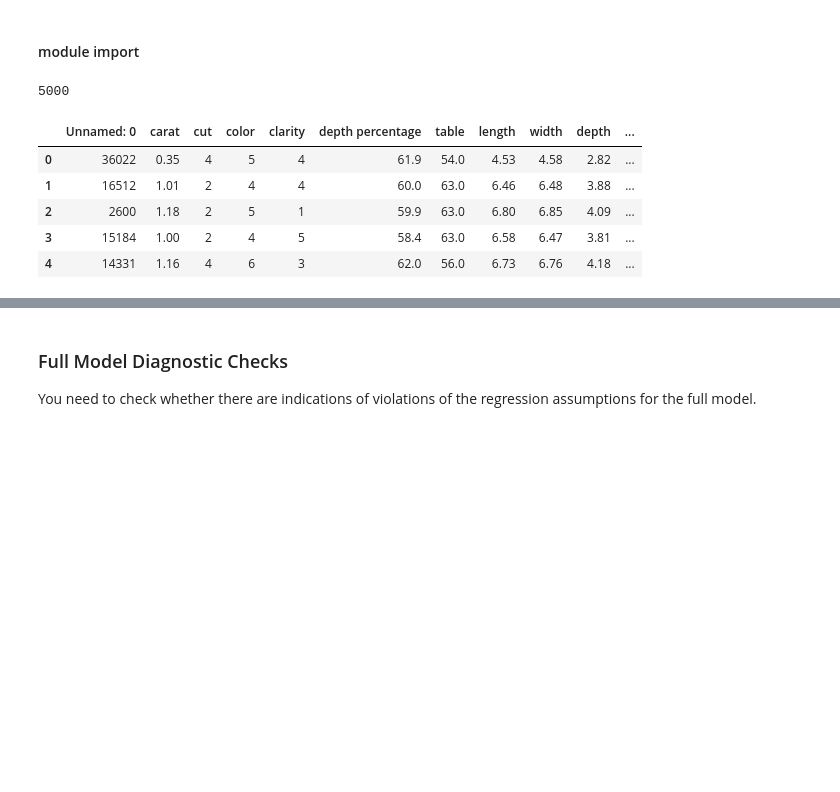
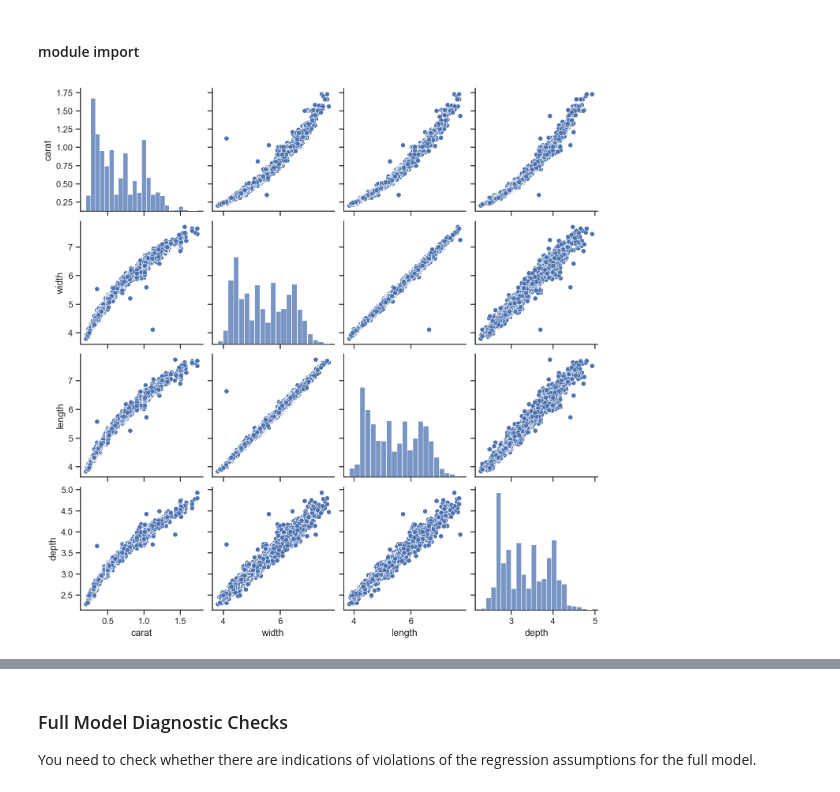
Before and after one commit to lavimonteiro/math_2, a Jupyter notebook: Phase2_Group27.ipynb, the cells around one changed output, grey strips where cells are left out. Drawn from its saved outputs; the diff is of its cells as text; code cells hidden in the pictures; blank space fills up the shorter version.

Commit message:
basic graphs and tables

```diff
--- a/Phase2_Group27.ipynb
+++ b/Phase2_Group27.ipynb
@@ -101,14 +101,11 @@ pd.set_option('display.max_columns', None)
 plt.style.use("ggplot")
 
 df = pd.read_csv('Phase2_Group27.csv')
-# %%
-print(df.shape[0])
-df.head()
-# %% [output]
-5000
-|  | Unnamed: 0 | carat | cut | color | clarity | depth percentage | table | length | width | depth | ... |
-| 0 | 36022 | 0.35 | 4 | 5 | 4 | 61.9 | 54.0 | 4.53 | 4.58 | 2.82 | ... |
-| 1 | 16512 | 1.01 | 2 | 4 | 4 | 60.0 | 63.0 | 6.46 | 6.48 | 3.88 | ... |
-| 2 | 2600 | 1.18 | 2 | 5 | 1 | 59.9 | 63.0 | 6.80 | 6.85 | 4.09 | ... |
-| 3 | 15184 | 1.00 | 2 | 4 | 5 | 58.4 | 63.0 | 6.58 | 6.47 | 3.81 | ... |
-| 4 | 14331 | 1.16 | 4 | 6 | 3 | 62.0 | 56.0 | 6.73 | 6.76 | 4.18 | ... |
+# %%
+plt.rcParams['figure.figsize'] = (10,5)
+sns.set(style="ticks", color_codes = True)
+
+sns.pairplot(df, vars = ['carat','width','length','depth'])
+plt.show();
+# %% [output]
+[figure, added]
```
Also changed, not shown: parts of 3 cells of this notebook, 2 other files.
